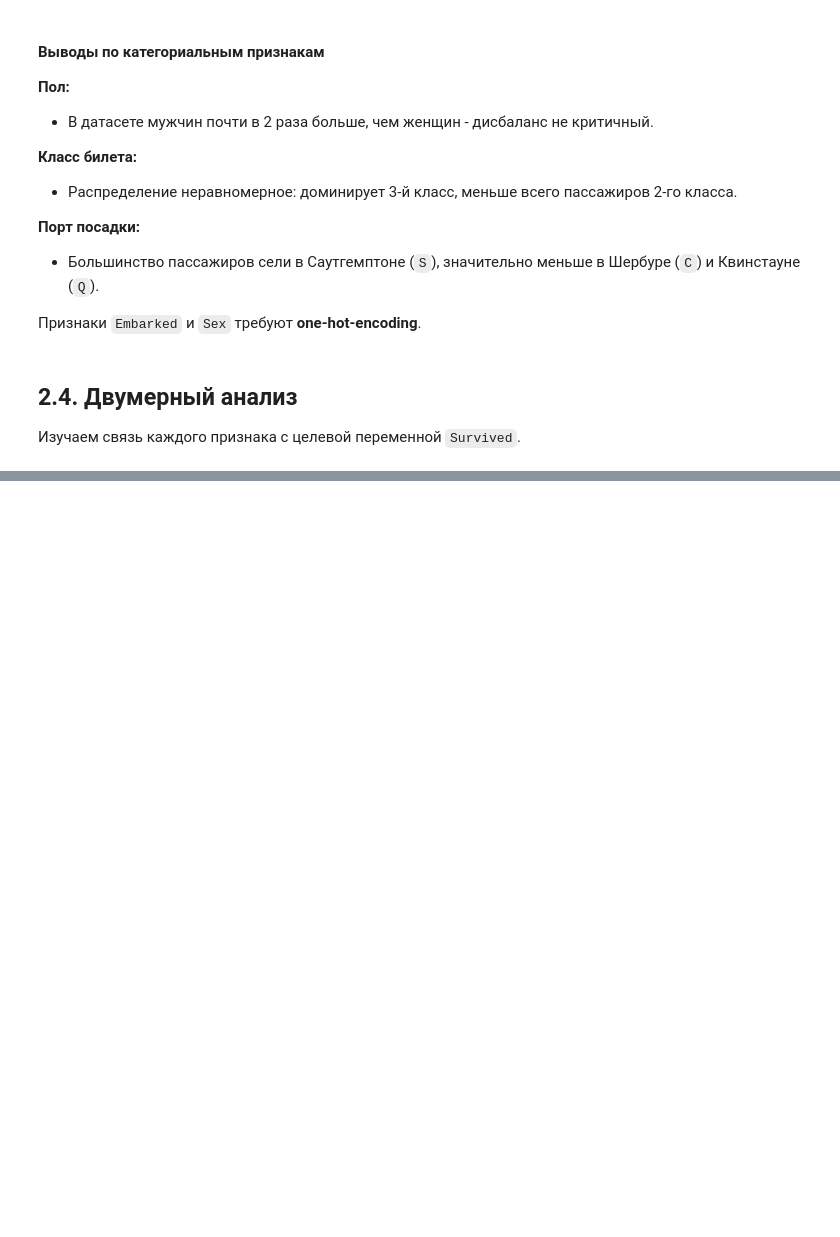
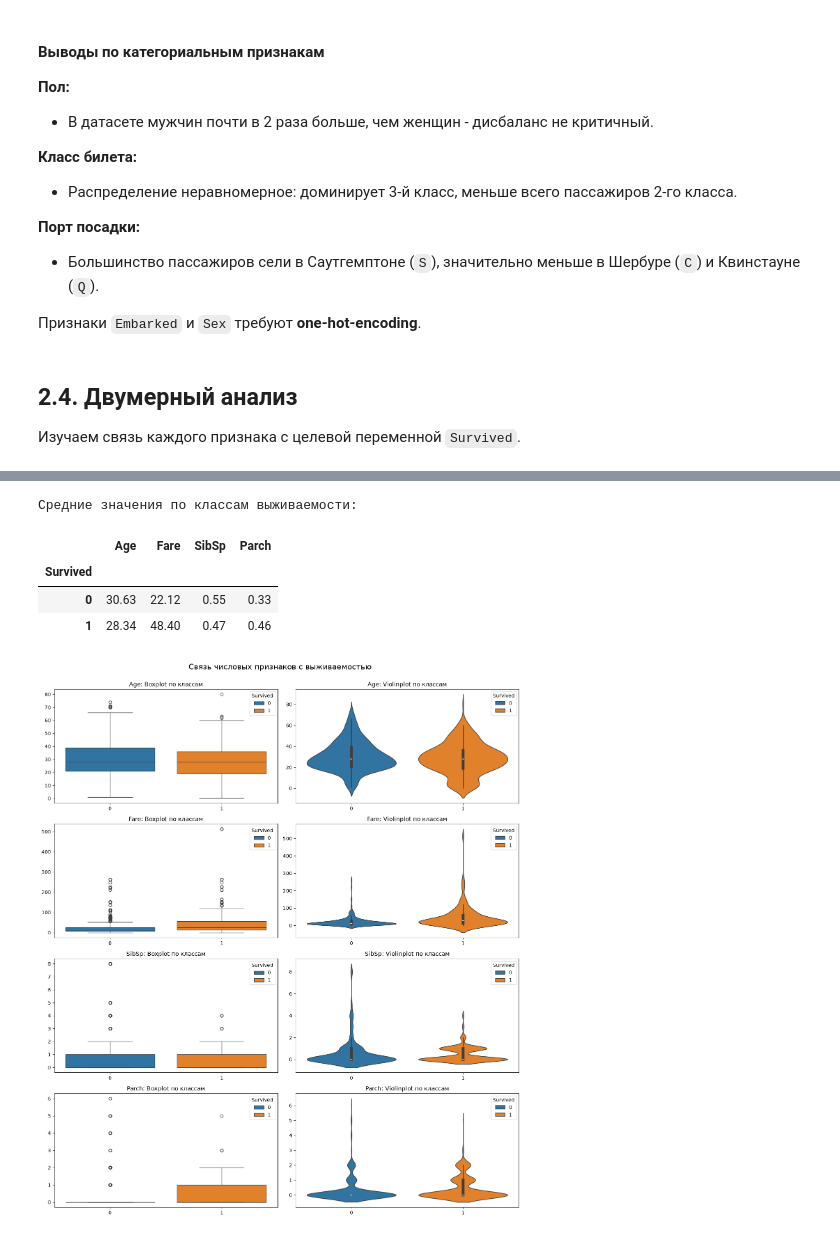
Before and after one commit to Ak1-AleX/Titanic-ML, a Jupyter notebook: titanic.ipynb, the cells around one changed output, grey strips where cells are left out. Cells and saved outputs as stored; diff of their text form; code cells hidden in the pictures; blank space fills up the shorter version.

```diff
--- a/titanic.ipynb
+++ b/titanic.ipynb
@@ -373,0 +415,33 @@ plt.show()
+# %%
+# cредние значения числовых признаков по классам выживаемости
+summary = df.groupby('Survived')[numeric_cols].mean().round(2)
+print("Средние значения по классам выживаемости:")
+display(summary)
+
+# графики
+fig, axes = plt.subplots(nrows=len(numeric_cols), ncols=2, figsize=(14, 4 * len(numeric_cols)))
+
+for i, col in enumerate(numeric_cols):
+
+    # boxplot
+    sns.boxplot(data=df, x='Survived', y=col, ax=axes[i, 0], hue='Survived')
+    axes[i, 0].set_title(f'{col}: Boxplot по классам')
+    axes[i, 0].set_xlabel('')
+    axes[i, 0].set_ylabel('')
+
+    # violinplot
+    sns.violinplot(data=df, x='Survived', y=col, hue='Survived', ax=axes[i, 1])
+    axes[i, 1].set_title(f'{col}: Violinplot по классам')
+    axes[i, 1].set_xlabel('')
+    axes[i, 1].set_ylabel('')
+
+plt.suptitle('Связь числовых признаков с выживаемостью', fontsize=16, y=1.00)
+plt.tight_layout()
+plt.show()
+# %% [output]
+Средние значения по классам выживаемости:
+|  | Age | Fare | SibSp | Parch |
+| Survived |  |  |  |  |
+| 0 | 30.63 | 22.12 | 0.55 | 0.33 |
+| 1 | 28.34 | 48.40 | 0.47 | 0.46 |
+[figure, added]
```
Also changed, not shown: parts of 14 cells of this notebook.
